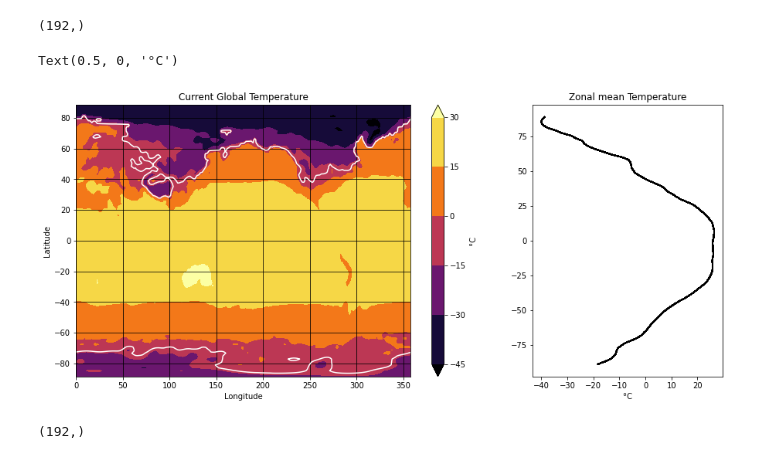
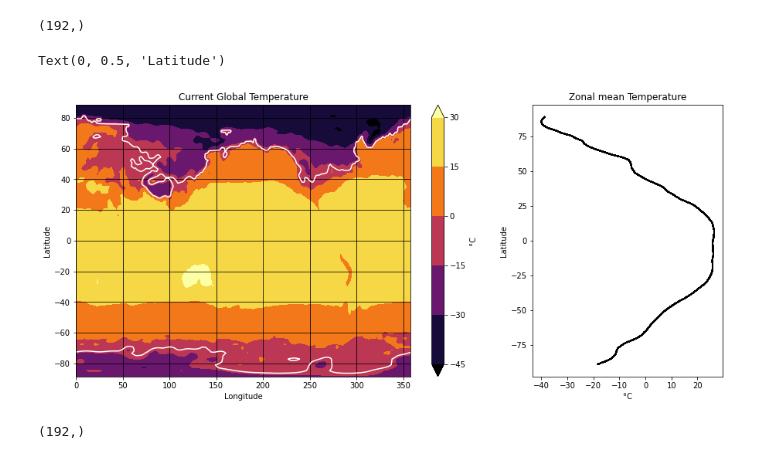
Before and after one commit to saranya8989/2022_ML_Earth_Env_Sci, a Jupyter notebook: Lab_Notebooks/S1_3_Matplotlib.ipynb, the cells around one changed output. Cells and saved outputs as stored; diff of their text form; code cells hidden in the pictures.

```diff
--- a/Lab_Notebooks/S1_3_Matplotlib.ipynb
+++ b/Lab_Notebooks/S1_3_Matplotlib.ipynb
@@ -489,27 +489,28 @@ lon.shape
 # %%
 fig = plt.figure(figsize=(15, 10))
 
 x,y=np.meshgrid(lon,lat)
 clevels = np.arange(-10,0,15)
 ax1 = plt.subplot2grid((3, 3), (1, 0), colspan=2, rowspan=2)
 #ax2 = plt.subplot2grid((3, 3), (1, 2), rowspan=2)
 cft1=ax1.contourf(x,y,temp, cmap='inferno',edgecolors='k', extend='both')
 ax1.contour(x, y, temp, clevels, cmap='binary')
 ax1.grid(True, color='k')
 ax1.set_title('Current Global Temperature')
 plt.xlabel('Longitude')
 plt.ylabel('Latitude')
 cbar = plt.colorbar(cft1)
 cbar.set_label('°C')
 
 ax2 = plt.subplot2grid((3, 3), (1, 2), rowspan=2)
 cft2=np.mean(temp, axis=1)
 ax2.set_title('Zonal mean Temperature')
 ax2.plot(cft2,y,color='k')
 plt.xlabel('°C')
+plt.ylabel('Latitude')
 # %% [output]
-Text(0.5, 0, '°C')
+Text(0, 0.5, 'Latitude')
-[figure, old version]
+[figure, new version]
 # %%
 cft2.shape
 # %% [output]
```
